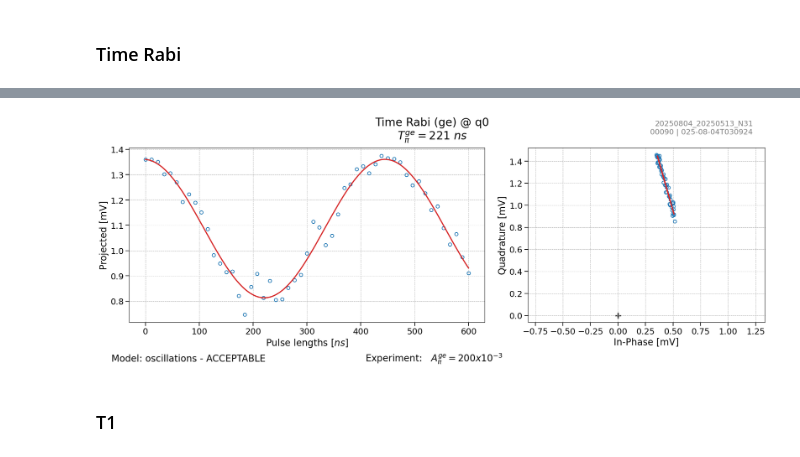
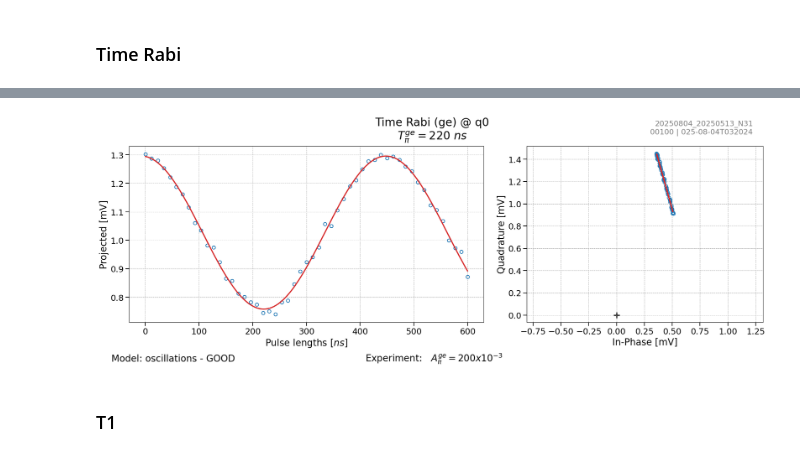
Before and after one commit to SQIL-EPFL/sqil-experiments, a Jupyter notebook: sqil_experiments/measurements/measure.ipynb, the cells around one changed output, grey strips where cells are left out. Saved outputs shown, nothing was run; the diff lists cells and outputs as text; code cells hidden in the pictures.

```diff
--- a/sqil_experiments/measurements/measure.ipynb
+++ b/sqil_experiments/measurements/measure.ipynb
@@ -137,7 +137,7 @@ from laboneq.dsl.enums import AcquisitionType, AveragingMode
 
 time_rabi = TimeRabi()
 options = TimeRabiOptions()
-options.count = 2**7
+options.count = 2**10
 options.acquisition_type = AcquisitionType.SPECTROSCOPY
 
 result = time_rabi.run(
@@ -177,4 +177,4 @@ result = time_rabi.run(
-[figure, old version]
+[figure, new version]
 # %% [markdown]
 ### T1
 # %%
```
Also changed, not shown: parts of 4 cells of this notebook, 1 other file.
